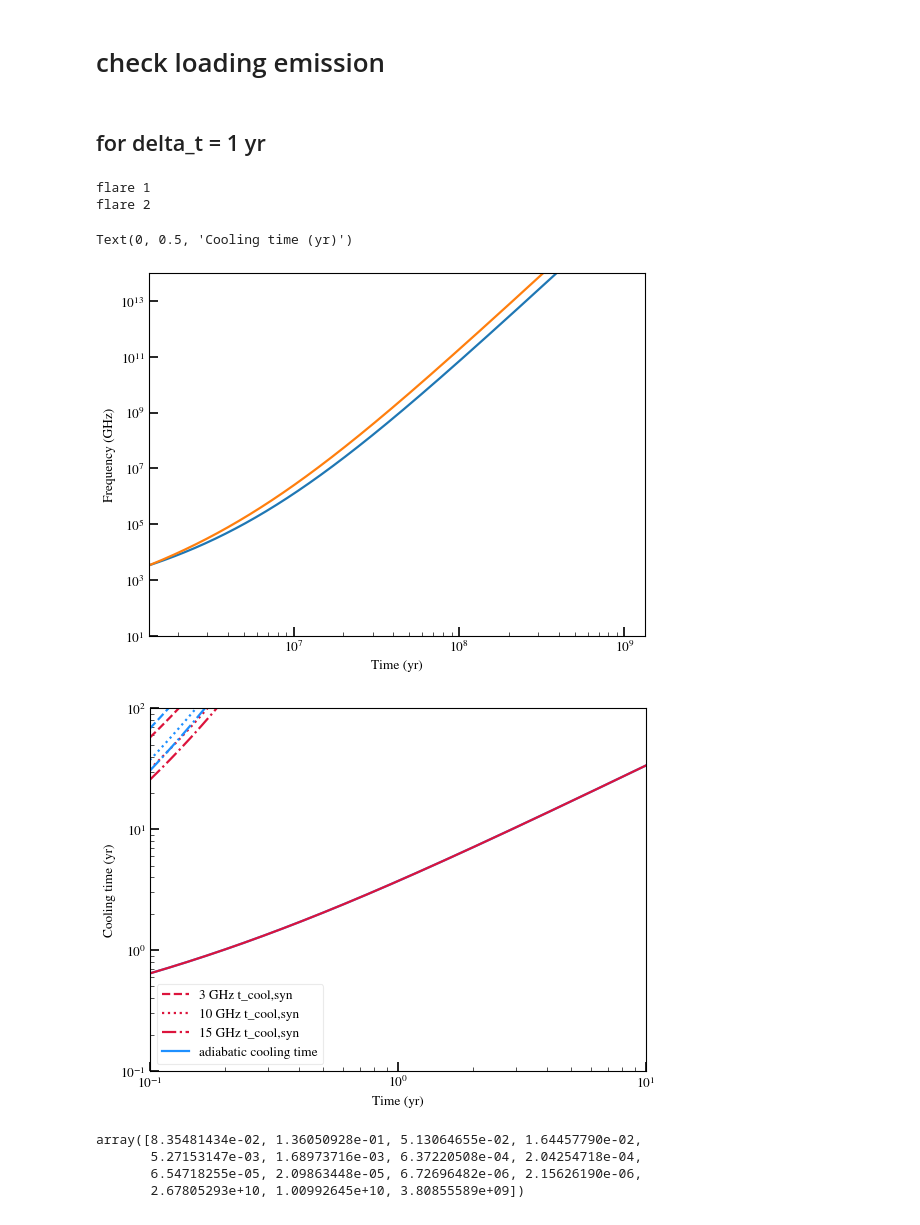
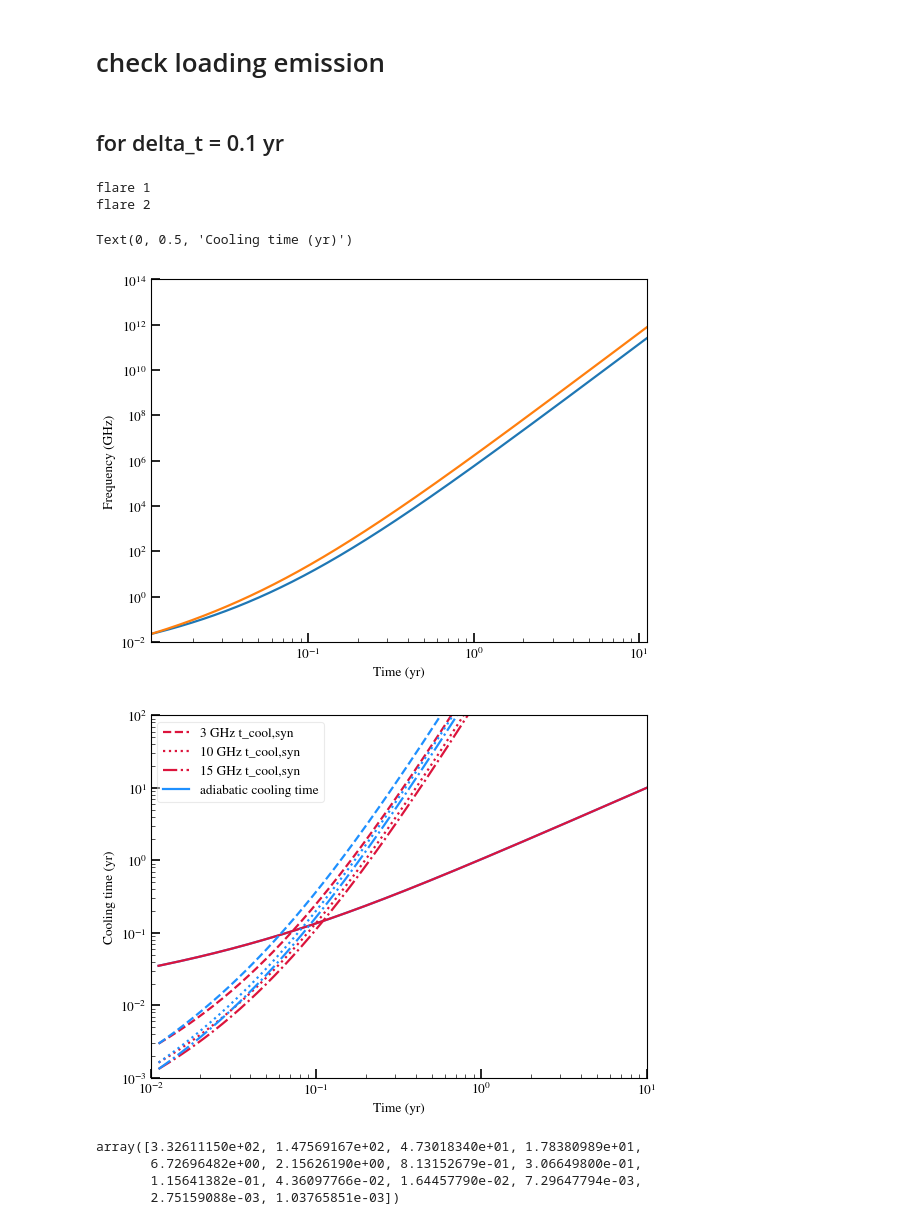
Before and after one commit to samanthacwu/Radio_Forward_Modeling, a Jupyter notebook: spectrum_evolution/check_spectrum_evol.ipynb, the cells around one changed output. Cells and saved outputs as stored; diff of their text form; code cells hidden in the pictures.

```diff
--- a/spectrum_evolution/check_spectrum_evol.ipynb
+++ b/spectrum_evolution/check_spectrum_evol.ipynb
@@ -113,7 +114,7 @@ for deltat in deltat_vals:
     plt.xlabel('Time (s)')
     plt.ylabel('Density (g/cm$^3$)')
     plt.xlim(1e5,1e10)
-    plt.ylim(1e-28,2e-16)
+    plt.ylim(1e-28,2e-15)
     plt.xscale('log')
     plt.yscale('log')
     plt.legend()
@@ -249,5 +250,5 @@ plt.legend()
 # %%
-data_dir='./evolve_spectrum_epsB_1e-2/shell_evolution_deltat_1yr/'
+data_dir='./evolve_spectrum_epsB_1e-1/shell_evolution_deltat_0.1yr/'
 flare1_dir = data_dir+'/flare1/'
 flare2_dir = data_dir+'/flare2/'
 # %%
@@ -582,0 +586,5 @@ max time times 33.38145529486366 max time tvals 33.361355456453154
+# %%
+
+data_dir='./evolve_spectrum_epsB_1e-1/shell_evolution_deltat_1yr/'
+flare1_dir = data_dir+'/flare1/'
+flare2_dir = data_dir+'/flare2/'
@@ -589,15 +757,15 @@ def t_cool_syn(nu, B):
     # gamma_lorentz = np.sqrt(1-(vel/c.cgs.value)**2)**(-1)
     return (3/sigma_T.cgs.value) * np.sqrt(2*np.pi*c.cgs.value*m_e.cgs.value*e.gauss.value/(B**3)) * nu**(-0.5)
 # %% [markdown]
-## for delta_t = 1 yr
+## for delta_t = 0.1 yr
 # %%
-data_dir='./evolve_spectrum_epsB_1e-2/shell_evolution_deltat_1yr/'
+data_dir='./evolve_spectrum_epsB_1e-1/shell_evolution_deltat_0.1yr/'
 flare1_dir = data_dir+'/flare1/'
 flare2_dir = data_dir+'/flare2/'
 # %%
 from astropy.constants import m_e, sigma_T, e, c
-eps_B=0.01
-eps_E=0.01
+eps_B=0.1
+eps_E=0.1
 
 def B(eps_B,rho,vel): #inputs in CGS
     return np.sqrt(8*np.pi*eps_B*rho*vel**2) #in Gauss
@@ -643,41 +811,41 @@ for flare,dNdgamma_dir in enumerate(dNdgamma_dir_list):
     #     continue
     B_of_t = B(eps_B=eps_B,rho=rho_of_t,vel=vsh_of_t)
     gamma_cool = (100*(B_of_t/0.5)**(-2) * (rsh_of_t/vsh_orig/secinyear)**(-1))
     nu_cool = gamma_cool**2 * (1/2/np.pi)*e.gauss.value*B_of_t/(m_e.cgs.value*c.cgs.value)
     ax1.plot(times/secinyear,nu_cool/1e9)
     ax1.set_yscale('log')
     ax1.set_xscale('log')
-    ax1.set_ylim(1e1,1e14)
+    ax1.set_ylim(1e-2,1e14)
     ax1.set_ylabel('Frequency (GHz)')
     ax1.set_xlabel('Time (yr)')
     # plt.plot(times,B_of_t)
     if flare==0:
         label1 = '3 GHz t_cool,syn'
         label2 = ''
         label3 = '10 GHz t_cool,syn'
         label4 = '15 GHz t_cool,syn'
     elif flare==1:
         # label1 = 'synchrotron cooling time'
         label2 = 'adiabatic cooling time'
         label1=label3 = label4 = ''
     # plt.figure()
-    ax2.plot(times/secinyear,t_cool_syn(3e9,B_of_t,vsh_of_t)/secinyear,label=label1,ls='--',color=colors[flare])
-    ax2.plot(times/secinyear,t_cool_syn(10e9,B_of_t,vsh_of_t)/secinyear,label=label3,ls=':',color=colors[flare])
-    ax2.plot(times/secinyear,t_cool_syn(15e9,B_of_t,vsh_of_t)/secinyear,label=label4,ls='-.',color=colors[flare])
+    ax2.plot(times/secinyear,t_cool_syn(3e9,B_of_t)/secinyear,label=label1,ls='--',color=colors[flare])
+    ax2.plot(times/secinyear,t_cool_syn(10e9,B_of_t)/secinyear,label=label3,ls=':',color=colors[flare])
+    ax2.plot(times/secinyear,t_cool_syn(15e9,B_of_t)/secinyear,label=label4,ls='-.',color=colors[flare])
     ax2.plot(times/secinyear, (rsh_of_t/vsh_orig)/secinyear,label=label2,color=colors[flare],zorder=1-flare)
 ax2.legend()
 ax2.set_yscale('log')
 ax2.set_xscale('log')
-ax2.set_xlim(1e-1,10)
-ax2.set_ylim(1e-1,100)
+ax2.set_xlim(1e-2,10)
+ax2.set_ylim(1e-3,100)
 ax2.set_xlabel('Time (yr)')
 ax2.set_ylabel('Cooling time (yr)')
 # %% [output]
 flare 1
 flare 2
 Text(0, 0.5, 'Cooling time (yr)')
-[figure, old version]
+[figure, new version]
-[figure, old version]
+[figure, new version]
 # %%
 flare1_dict = {}
 flare2_dict = {}
@@ -696,10 +864,10 @@ flare2_dict['Lnu_15GHz'] = np.load(flare2_dir+'Lnu_15.00GHz_sparse_Te_1.0E+04.np
 # %%
 flare1_dict['peak_data']['nu_pk']/5e9
 # %% [output]
-array([8.35481434e-02, 1.36050928e-01, 5.13064655e-02, 1.64457790e-02,
-       5.27153147e-03, 1.68973716e-03, 6.37220508e-04, 2.04254718e-04,
-       6.54718255e-05, 2.09863448e-05, 6.72696482e-06, 2.15626190e-06,
-       2.67805293e+10, 1.00992645e+10, 3.80855589e+09])
+array([3.32611150e+02, 1.47569167e+02, 4.73018340e+01, 1.78380989e+01,
+       6.72696482e+00, 2.15626190e+00, 8.13152679e-01, 3.06649800e-01,
+       1.15641382e-01, 4.36097766e-02, 1.64457790e-02, 7.29647794e-03,
+       2.75159088e-03, 1.03765851e-03])
 # %%
 x_v_c = [0.9920700897382905, 3.2995728126004664, 14.655342120257183, 63.799526677302175]
 y_v_c = [7.5715166724423366e+25, 1.0487002813479632e+27, 2.4238143790351318e+28, 5.432681512533773e+29]
```
Also changed, not shown: parts of 88 cells of this notebook, 17 other files.
